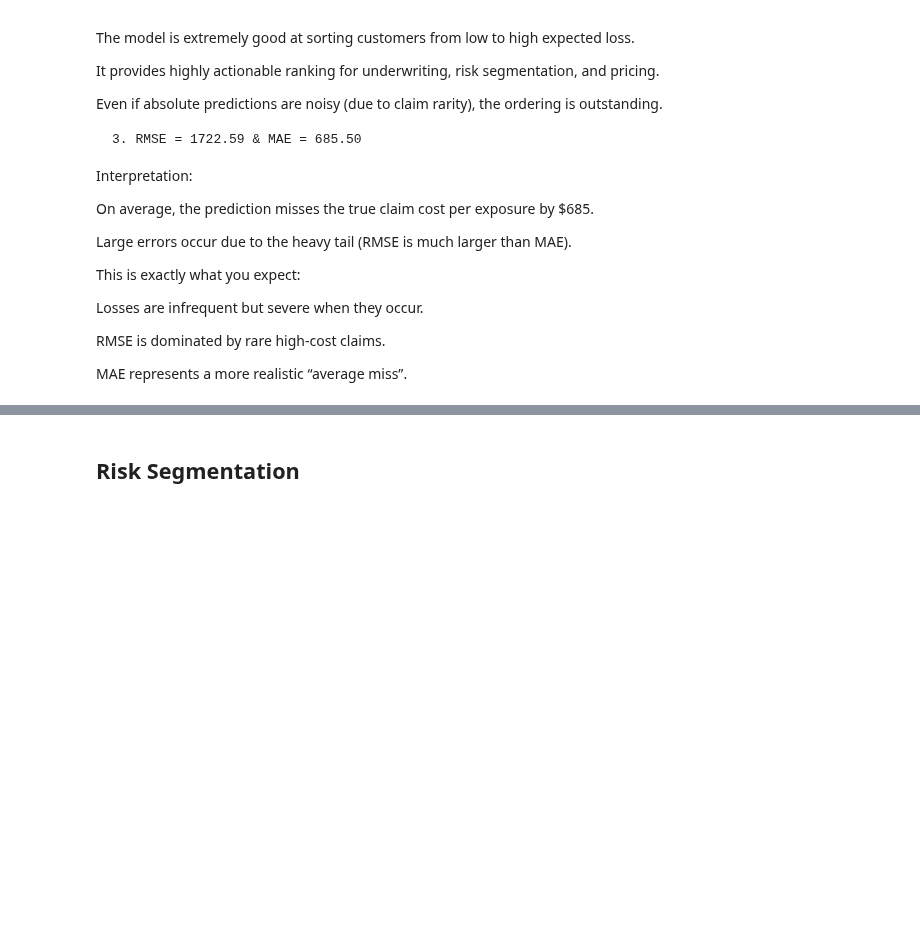
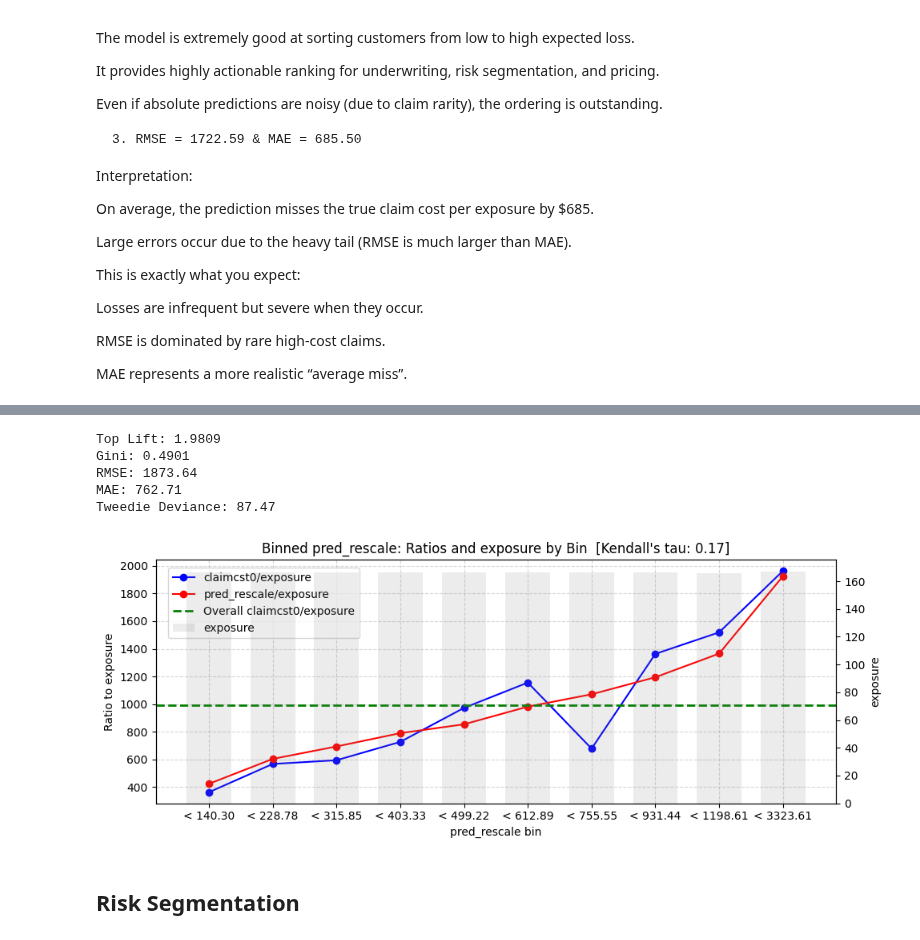
Before and after one commit to adervesh03/Hawkeye-Datathon-2025, a Jupyter notebook: backend/model_implementation.ipynb, the cells around one changed output, grey strips where cells are left out. Drawn from its saved outputs; the diff is of its cells as text; code cells hidden in the pictures; blank space fills up the shorter version.

```diff
--- a/backend/model_implementation.ipynb
+++ b/backend/model_implementation.ipynb
@@ -27,6 +27,7 @@ from analysis_tool_chest.model_selection import ModelEvaluation
 # %%
 model_data = pd.read_csv('../backend/model_data.csv')
 final_model_data = pd.read_csv('../backend/train_df_final.csv')
+final_model_val_data = pd.read_csv('../backend/val_df_final.csv')
 # %%
 final_model_data['claim_cst_per_exposure'] = final_model_data['claimcst0'] / final_model_data['exposure']
 final_model_data.head(5)
@@ -563,20 +598,3 @@ Losses are infrequent but severe when they occur.
 RMSE is dominated by rare high-cost claims.
 
 MAE represents a more realistic “average miss”.
-# %%
-# Model metrics on Training Data
-
-# MAE
-y_pred = model.predict(dtrain)
-mae = mean_absolute_error(y, y_pred)
-print(f"Training MAE: {mae:.2f}")
-
-# Tweedie Deviance
-tweedie_dev = mean_tweedie_deviance(
-    y_true=y,
-    y_pred=y_pred,
-    power=1.5    # same as model.tweedie_variance_power
-)
-print(f"Training Tweedie Deviance: {tweedie_dev:.2f}")
-
-# Gini Coefficient
@@ -608,0 +618,54 @@ importance_df
+# %%
+# Select validation samples for predictiveness check
+data = final_model_val_data
+
+# Define variables
+exp_var = 'exposure'
+pred_var = 'pred_rescale'
+var_1 = 'claimcst0'
+var_2 = 'pred_rescale'
+nbins = 10
+
+
+# Create and run PredictivenessCheck
+pc = PredictivenessCheck(
+    df=data,
+    pred_var=pred_var,
+    exp_var=exp_var,
+    var_1=var_1,
+    var_2=var_2
+)
+
+pc.binning(nbins=nbins)
+pc.aggregate()
+
+# Compute top lift
+pc.top_lift()
+
+# Compute RMSE, Gini, MAE, and Tweedie Deviance
+me = ModelEvaluation(data[var_1], data[var_2])
+gini = me.gini()
+rmse = me.rmse()
+mae = me.mae()
+tweedie_dev = mean_tweedie_deviance(
+    y_true=y,
+    y_pred=y_pred,
+    power=1.5    # same as model.tweedie_variance_power
+)
+
+# Print results
+print(f"Top Lift: {pc.top_lift:.4f}")
+print(f"Gini: {gini:.4f}")
+print(f"RMSE: {rmse:.2f}")
+print(f"MAE: {mae:.2f}")
+# Tweedie Deviance
+print(f"Tweedie Deviance: {tweedie_dev:.2f}")
+
+pc.plot(figsize=(10, 4))
+# %% [output]
+Top Lift: 1.9809
+Gini: 0.4901
+RMSE: 1873.64
+MAE: 762.71
+Tweedie Deviance: 87.47
+[figure, added]
```
Also changed, not shown: parts of 10 cells of this notebook.
